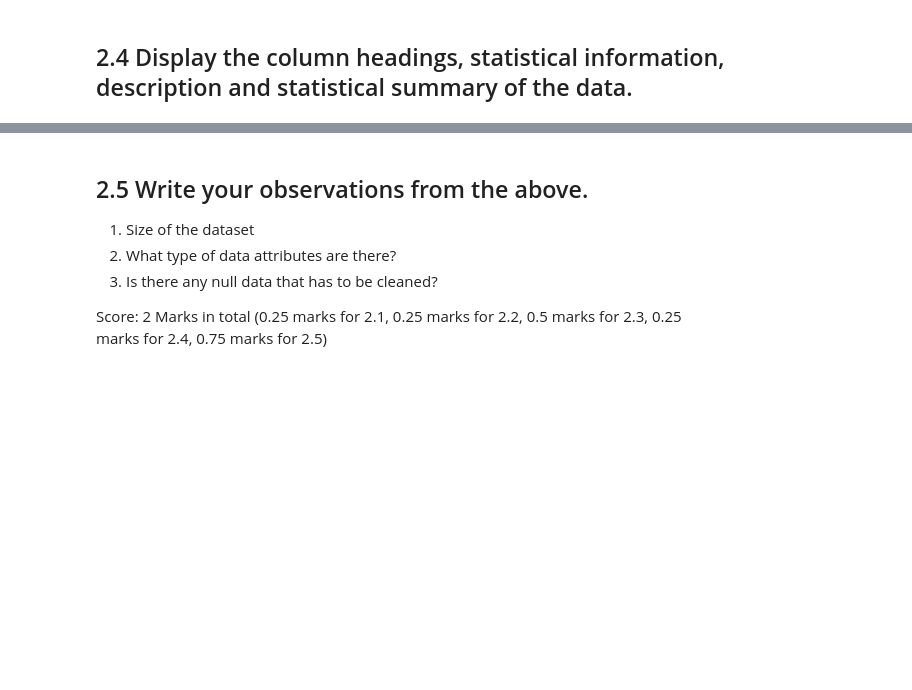
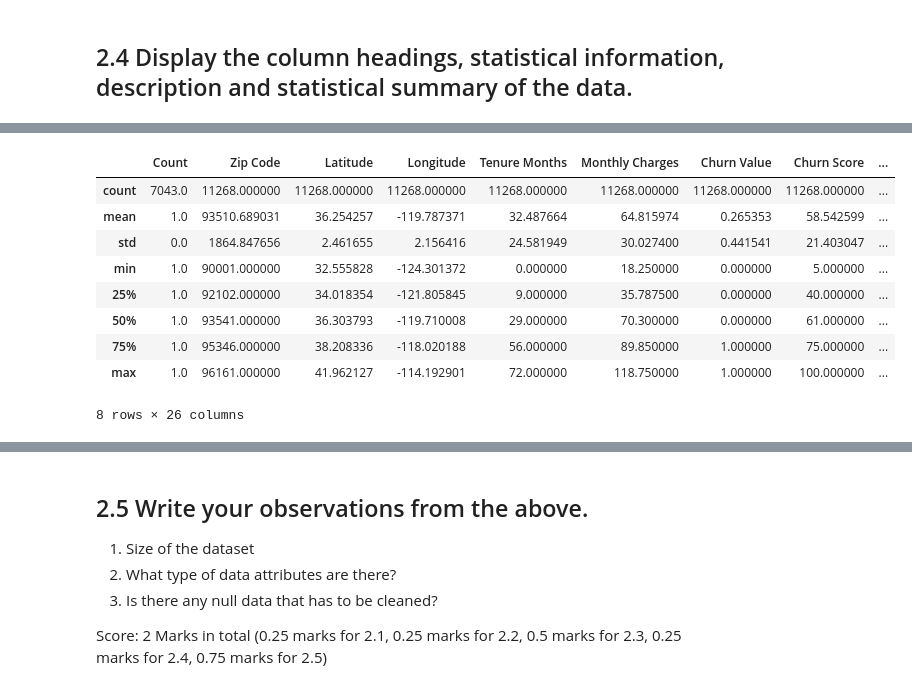
Before and after one commit to mudu89/IDS_Assignment_053, a Jupyter notebook: IDS_Assignment-1.ipynb, the cells around one changed output, grey strips where cells are left out. Cells and saved outputs as stored; diff of their text form; code cells hidden in the pictures; blank space fills up the shorter version.

```diff
--- a/IDS_Assignment-1.ipynb
+++ b/IDS_Assignment-1.ipynb
@@ -160,0 +226,14 @@ memory usage: 4.7+ MB
+# %%
+#Description and Statistical summary
+df.describe()
+# %% [output]
+|  | Count | Zip Code | Latitude | Longitude | Tenure Months | Monthly Charges | Churn Value | Churn Score | ... |
+| count | 7043.0 | 11268.000000 | 11268.000000 | 11268.000000 | 11268.000000 | 11268.000000 | 11268.000000 | 11268.000000 | ... |
+| mean | 1.0 | 93510.689031 | 36.254257 | -119.787371 | 32.487664 | 64.815974 | 0.265353 | 58.542599 | ... |
+| std | 0.0 | 1864.847656 | 2.461655 | 2.156416 | 24.581949 | 30.027400 | 0.441541 | 21.403047 | ... |
+| min | 1.0 | 90001.000000 | 32.555828 | -124.301372 | 0.000000 | 18.250000 | 0.000000 | 5.000000 | ... |
+| 25% | 1.0 | 92102.000000 | 34.018354 | -121.805845 | 9.000000 | 35.787500 | 0.000000 | 40.000000 | ... |
+| 50% | 1.0 | 93541.000000 | 36.303793 | -119.710008 | 29.000000 | 70.300000 | 0.000000 | 61.000000 | ... |
+| 75% | 1.0 | 95346.000000 | 38.208336 | -118.020188 | 56.000000 | 89.850000 | 1.000000 | 75.000000 | ... |
+| max | 1.0 | 96161.000000 | 41.962127 | -114.192901 | 72.000000 | 118.750000 | 1.000000 | 100.000000 | ... |
+8 rows × 26 columns
```
Also changed, not shown: parts of 18 cells of this notebook.
